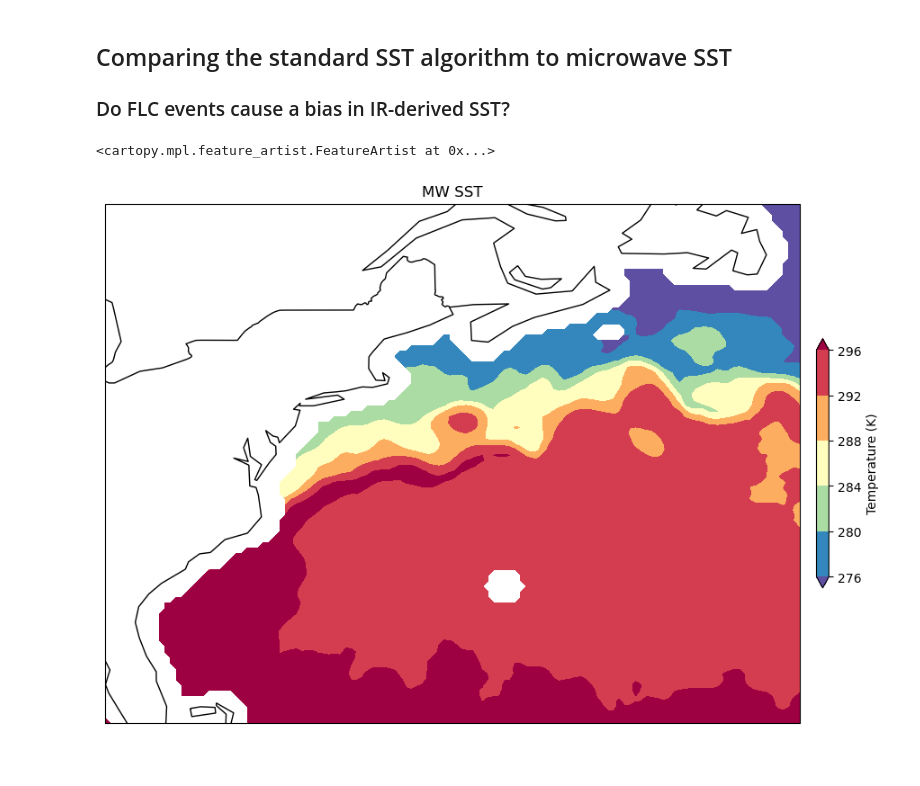
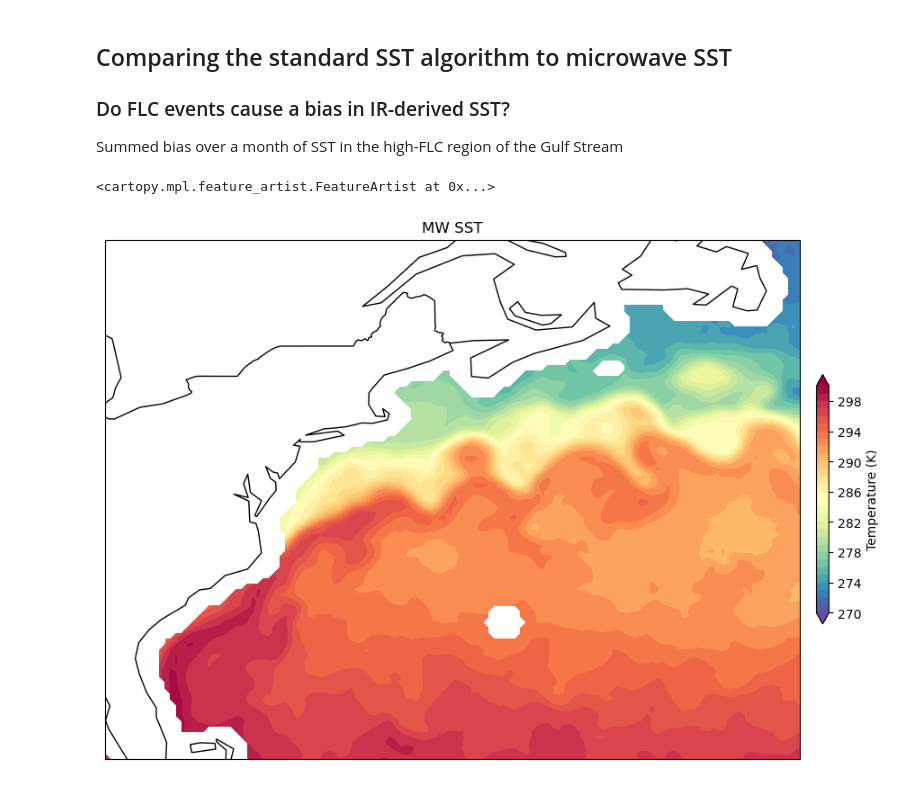
Before and after one commit to jesseturner/FalseLowClouds, a Jupyter notebook: Compare_SST/Compare_SST.ipynb, the cells around one changed output. Saved outputs shown, nothing was run; the diff lists cells and outputs as text; code cells hidden in the pictures.

```diff
--- a/Compare_SST/Compare_SST.ipynb
+++ b/Compare_SST/Compare_SST.ipynb
@@ -2,6 +2,8 @@
 ## Comparing the standard SST algorithm to microwave SST
 
 ### Do FLC events cause a bias in IR-derived SST?
+
+Summed bias over a month of SST in the high-FLC region of the Gulf Stream
 # %%
 import xarray as xr
 import matplotlib.pyplot as plt
@@ -10,8 +14,8 @@ import cartopy.feature as cfeature
 # %%
-mw_path = 'MW_SST/20230407120000-REMSS-L4_GHRSST-SSTfnd-MW_OI-GLOB-v02.0-fv05.1.nc'
+mw_path = 'MW_SST/20230401120000-REMSS-L4_GHRSST-SSTfnd-MW_OI-GLOB-v02.0-fv05.1.nc'
 mw_ds = xr.open_dataset(mw_path)
 
-noaa_path = 'NOAA_SST/20230407000000-OSPO-L4_GHRSST-SSTfnd-Geo_Polar_Blended_Night-GLOB-v02.0-fv01.0.nc'
+noaa_path = 'NOAA_SST/20230401000000-OSPO-L4_GHRSST-SSTfnd-Geo_Polar_Blended_Night-GLOB-v02.0-fv01.0.nc'
 noaa_ds = xr.open_dataset(noaa_path)
 # %%
 #---Northeast US
@@ -25,18 +29,19 @@ noaa_ds_crop = noaa_ds.sel(lat=slice(min_lat,max_lat), lon=slice(min_lon,max_lon
 # %%
 projection=ccrs.PlateCarree()
 fig,ax=plt.subplots(1, figsize=(12,12),subplot_kw={'projection': projection})
 cmap = plt.cm.Spectral_r
+levels = np.linspace(270, 300, 31)
 
-c=ax.contourf(mw_ds_crop.lon, mw_ds_crop.lat, mw_ds_crop.analysed_sst[0], cmap=cmap, extend='both')
+c=ax.contourf(mw_ds_crop.lon, mw_ds_crop.lat, mw_ds_crop.analysed_sst[0], cmap=cmap, extend='both', levels=levels)
 clb=plt.colorbar(c, shrink=0.3, pad=0.02, ax=ax)
 ax.set_title('MW SST')
 clb.set_label('Temperature (K)')
 
 ax.coastlines(resolution='110m')
 ax.add_feature(cfeature.BORDERS)
 # %% [output]
 <cartopy.mpl.feature_artist.FeatureArtist at 0x...>
-[figure, old version]
+[figure, new version]
 # %%
 projection=ccrs.PlateCarree()
 fig,ax=plt.subplots(1, figsize=(12,12),subplot_kw={'projection': projection})
```
Also changed, not shown: parts of 12 cells of this notebook, 3 other files.
